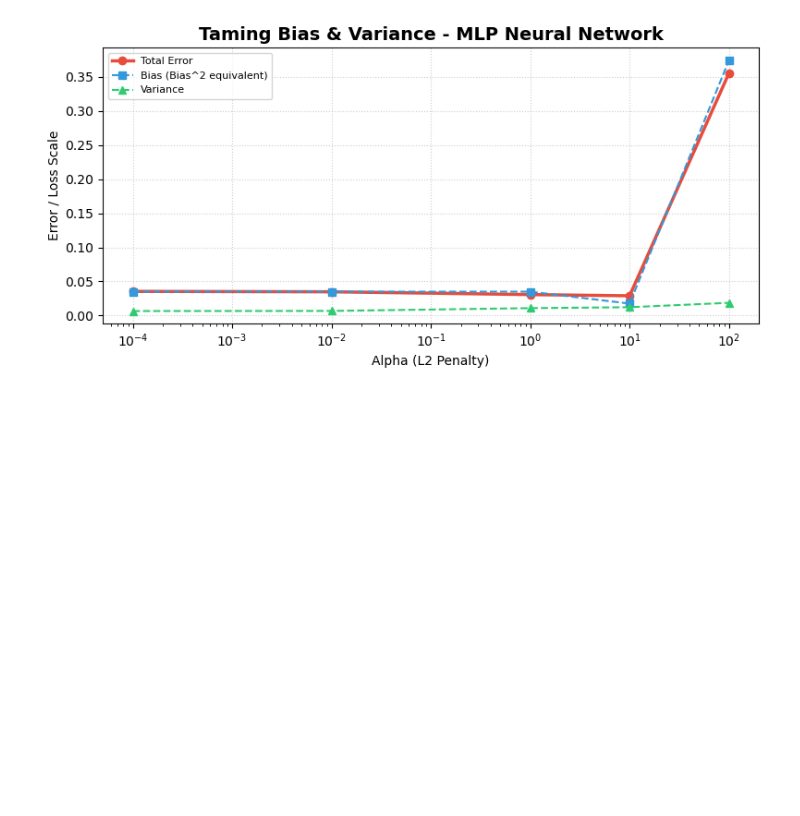
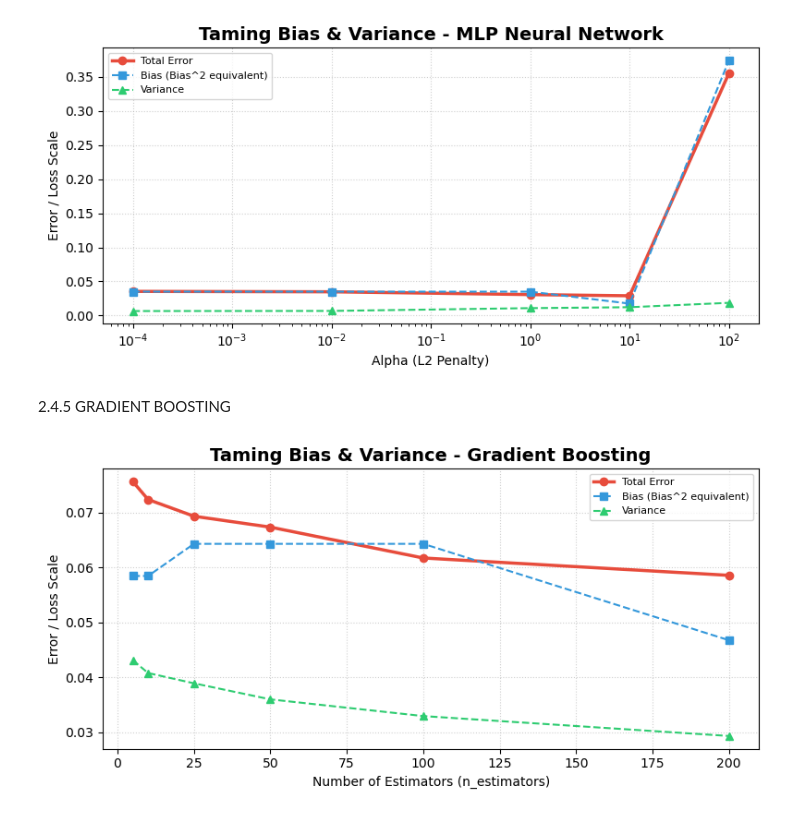
Before and after one commit to Mathis1311/Machine-Learning-project, a Jupyter notebook: project copy.ipynb, the cells around one changed output. Saved outputs shown, nothing was run; the diff lists cells and outputs as text; code cells hidden in the pictures; blank space fills up the shorter version.

```diff
--- a/project copy.ipynb
+++ b/project copy.ipynb
@@ -907,3 +433,50 @@ tame_mlp(X_train, X_test, y_train, y_test)
 # %% [output]
 Evaluating MLP alpha values...
 [figure]
+# %% [markdown]
+2.4.5 GRADIENT BOOSTING
+# %%
+import numpy as np
+import matplotlib.pyplot as plt
+from sklearn.ensemble import GradientBoostingClassifier, StackingClassifier
+from sklearn.tree import DecisionTreeClassifier
+from sklearn.svm import SVC
+from sklearn.linear_model import LogisticRegression
+
+# =========================================================================
+# 1. SIMULAÇÃO PARA GRADIENT BOOSTING (Variando n_estimators)
+# =========================================================================
+def evaluate_boosting_curve(X_train, X_test, y_train, y_test):
+    # Valores de árvores que queremos testar (de muito simples a complexo)
+    n_estimators_values = [5, 10, 25, 50, 100, 200]
+
+    total_errors = []
+    biases = []
+    variances = []
+
+    for n in n_estimators_values:
+        model = GradientBoostingClassifier(n_estimators=n, learning_rate=0.1, random_state=42)
+
+        # Usa a tua função original de decomposição (ajusta o nome se necessário)
+        total_error, bias, variance = bias_variance_decomposition(
+            model, X_train, X_test, y_train, y_test, n_bootstraps=50, show=0
+        )
+
+        total_errors.append(total_error)
+        biases.append(bias)
+        variances.append(variance)
+
+    # Chama a tua função de plot original
+    plot_taming_curves(
+        param_values=n_estimators_values,
+        total_errors=total_errors,
+        biases=biases,
+        variances=variances,
+        param_name="Number of Estimators (n_estimators)",
+        model_name="Gradient Boosting",
+        log_scale=False
+    )
+
+evaluate_boosting_curve(X_train, X_test, y_train, y_test)
+# %% [output]
+[figure, added]
```
Also changed, not shown: parts of 25 cells of this notebook.
